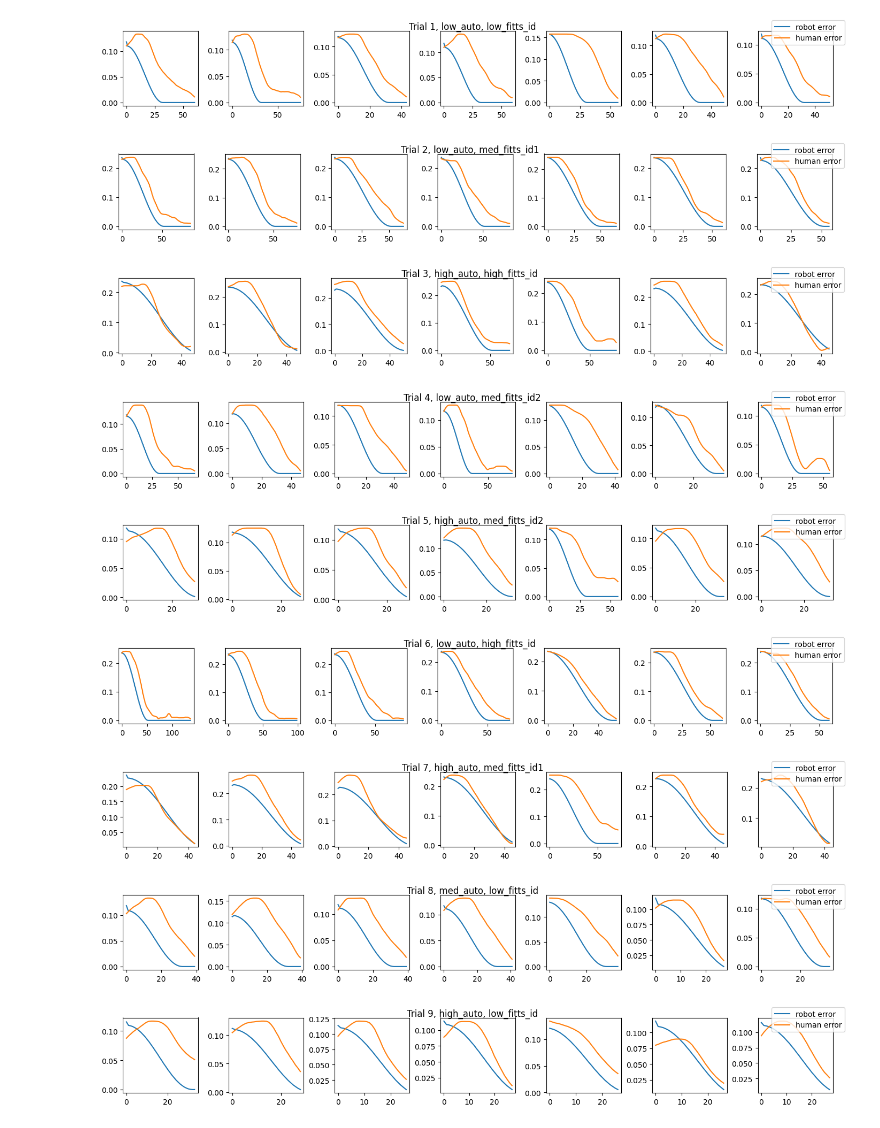
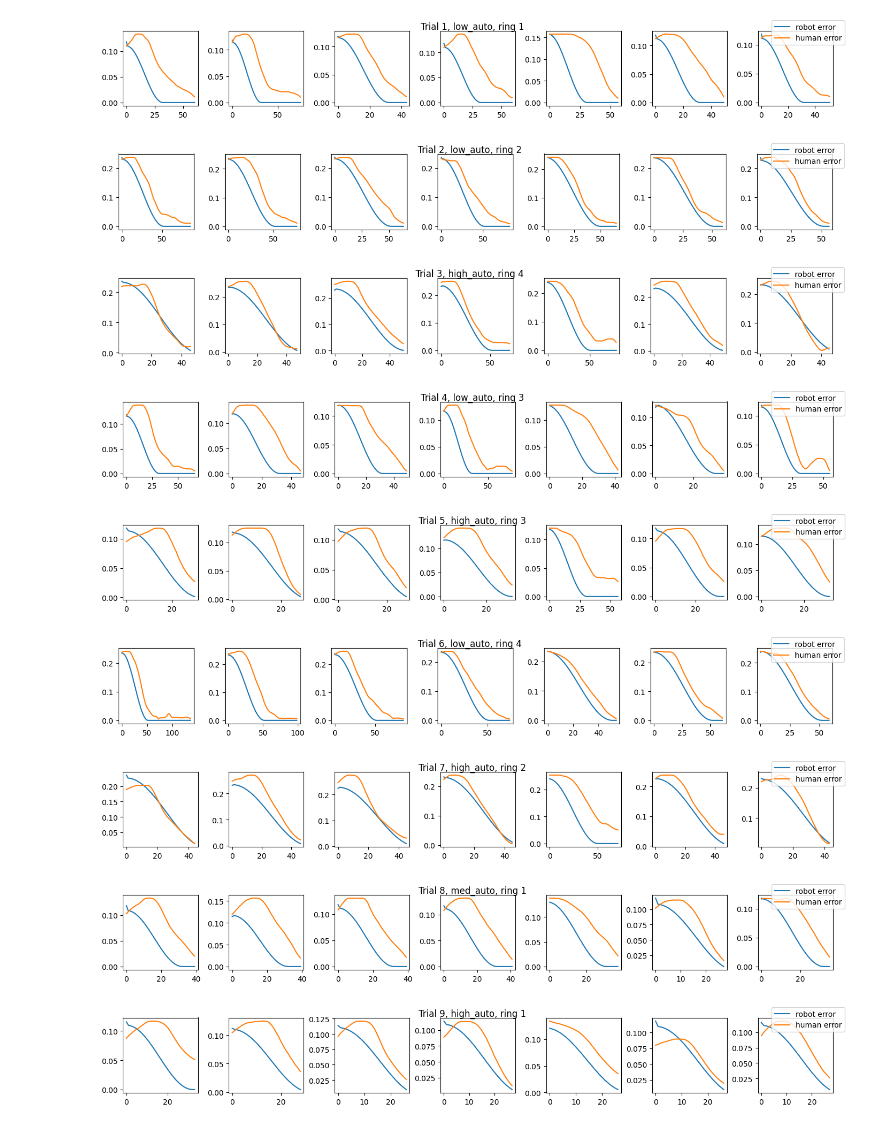
Before and after one commit to mpan31415/AutonomyFitts, a Jupyter notebook: data/task/traj_analysis.ipynb, the cells around one changed output. Drawn from its saved outputs; the diff is of its cells as text; code cells hidden in the pictures.

```diff
--- a/data/task/traj_analysis.ipynb
+++ b/data/task/traj_analysis.ipynb
@@ -29,35 +29,40 @@ def get_exp_info():
     return raw_df
 # %%
 exp_info_df = get_exp_info()
-part1_exp_info = exp_info_df[exp_info_df['part_id']==1].reset_index(drop=True)
+
+part_id = 1
+
+
+part1_exp_info = exp_info_df[exp_info_df['part_id']==part_id].reset_index(drop=True)
 
 for trial_id in range(1, 13):
 
-    df = get_raw_data(1, trial_id+12)
+    df = get_raw_data(part_id, trial_id+12)
     trial_info = part1_exp_info[part1_exp_info['trial_number']==trial_id]
     auto_level = trial_info["auto_level"].tolist()[0]
-    fitts_id_level = trial_info["fitts_id_level"].tolist()[0]
+    # fitts_id_level = trial_info["fitts_id_level"].tolist()[0]
+    ring_id = trial_info["ring_id"].tolist()[0]
 
     fig, ax = plt.subplots(1, 7, figsize=(14,2))
     fig.tight_layout()
 
     for target_id in range(1, 8):
         this_target_df = df[df['target_id']==target_id].reset_index(drop=True)
         human_err_list = this_target_df['h_err'].tolist()
         robot_err_list = this_target_df['r_err'].tolist()
         ax[target_id-1].plot(robot_err_list)
         ax[target_id-1].plot(human_err_list)
 
-    fig.suptitle("Trial %d, %s, %s" % (trial_id, auto_level, fitts_id_level))
+    fig.suptitle("Trial %d, %s, ring %s" % (trial_id, auto_level, ring_id))
     fig.legend(["robot error", "human error"])
     plt.show()
 # %% [output]
-[figure, old version]
+[figure, new version]
-[figure, old version]
+[figure, new version]
-[figure, old version]
+[figure, new version]
-[figure, old version]
+[figure, new version]
-[figure, old version]
+[figure, new version]
-[figure, old version]
+[figure, new version]
-[figure, old version]
+[figure, new version]
-[figure, old version]
+[figure, new version]
-[figure, old version]
+[figure, new version]
```
Also changed, not shown: parts of 1 cell of this notebook, 14 other files.
